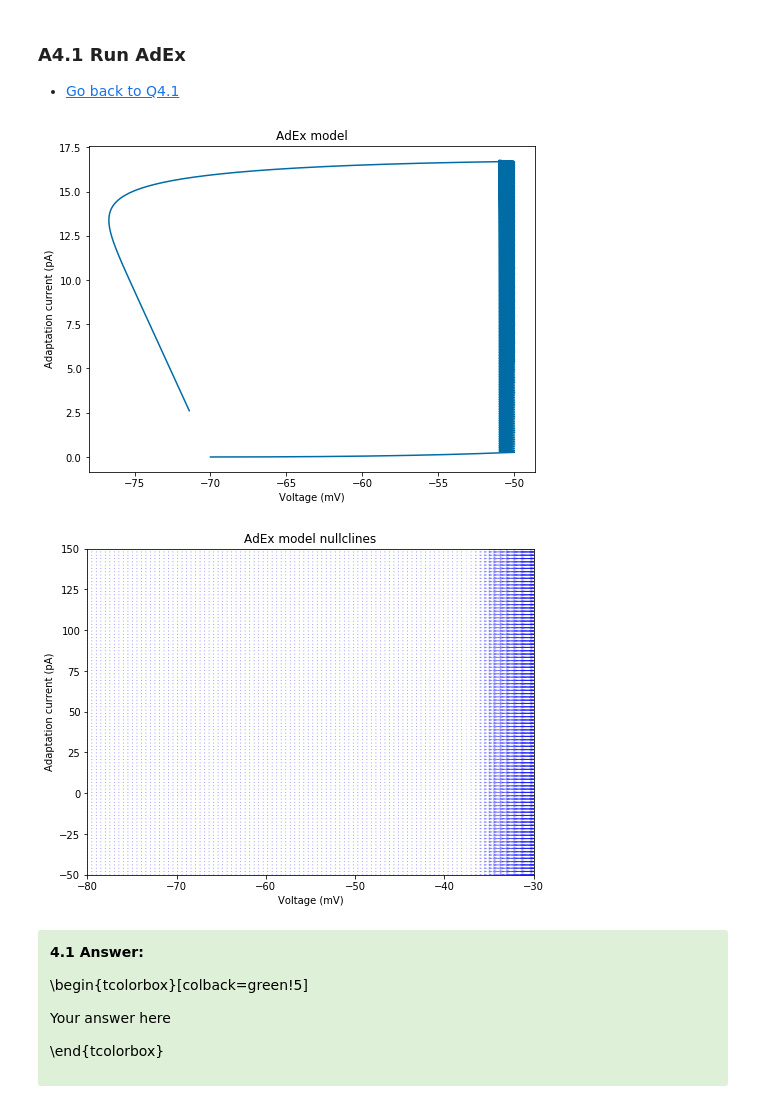
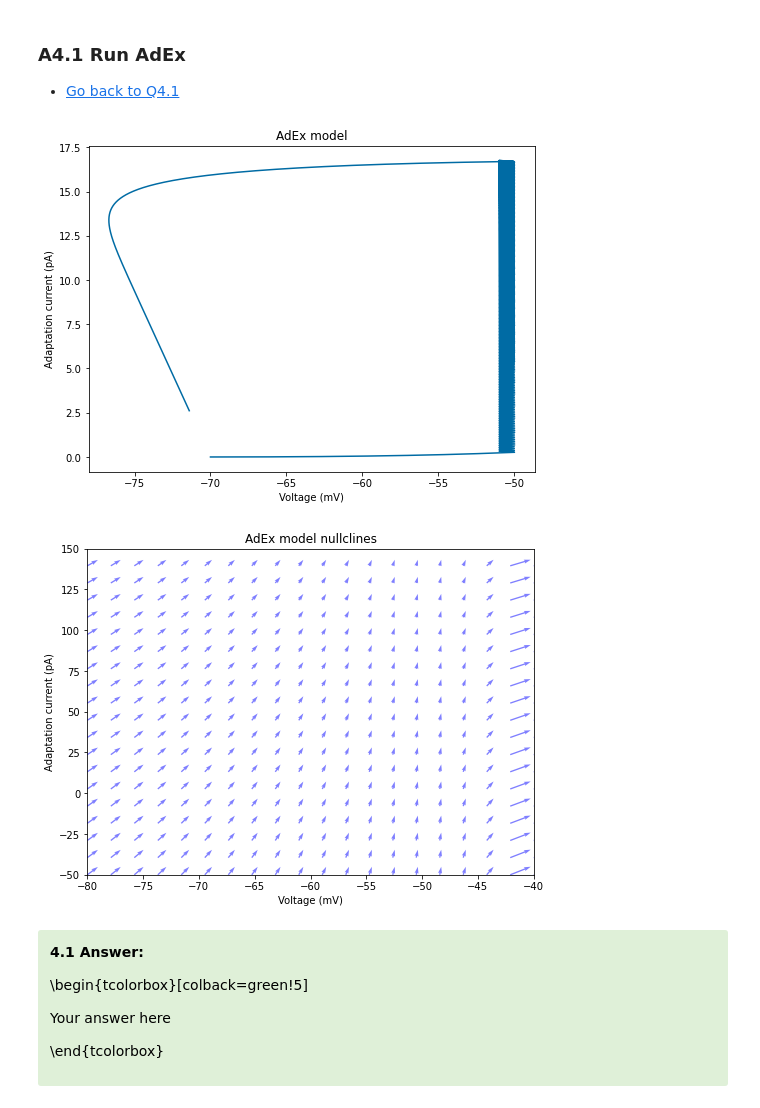
Before and after one commit to RobbeDeMuynck/CN_practicals, a Jupyter notebook: Module 1/Module1_Ex2_XX.ipynb, the cells around one changed output. Cells and saved outputs as stored; diff of their text form; code cells hidden in the pictures.

```diff
--- a/Module 1/Module1_Ex2_XX.ipynb
+++ b/Module 1/Module1_Ex2_XX.ipynb
@@ -194,20 +194,6 @@ a = 0.5 #nS
 tau_w = 100 #ms
 b = 7 #pA
 
-# # parameters SI
-# tau_m = 0.005 #s
-# R_m = 500*1e6 #Ohm
-# u_rest = -0.070 #V
-# u_reset = -0.051 #V
-# v_rheobase = -0.050 #V
-# delta_T = 0.002 #V
-# a = 0.5*1e-9 #S
-# tau_w = 0.100 #s
-# b = 7*1e-12 #A
-# dt = 0.01*1e-3 # s
-# t = np.arange(0, 0.350, dt) # s
-# I = ((0.020 <= t)*(t < 0.200)) # A
-
 def adex(u_0, w_0, I_input):
     # initialize arrays
     N = len(I_input)
@@ -226,12 +212,21 @@ def adex(u_0, w_0, I_input):
 
         w[i+1] = w[i] + dt/tau_w*(a*(u[i]-u_rest)-w[i])
 
-        if (u[i] > v_rheobase):
+        if (u[i] > -30):
             u[i+1] = u_reset
             w[i+1] += dt*b
             spike_idx.append(i)
 
-        # if ((u[i] > v_rheobase) * (not firing_flag)):
+    delta_us = (u_rest-u+delta_T*np.exp((u-v_rheobase)/delta_T)-R_m*w+R_m*I_input)/tau_m
+    delta_ws = (a*(u-u_rest)-w)/tau_w
+    delta_ws[spike_idx] += b
+
+    # construct spike_times
+    spike_times = np.array(spike_idx)*dt
+
+    return u, w, delta_us, delta_ws, spike_times
+
+# if ((u[i] > v_rheobase) * (not firing_flag)):
         #     print('spike')
         #     firing_flag = True
         #     w[i+1] += dt*b
@@ -242,15 +237,6 @@ def adex(u_0, w_0, I_input):
         #     firing_flag = False
         # if (i>2650):
         #     print(u[2650: ])
-
-    delta_us = (u_rest-u+delta_T*np.exp((u-v_rheobase)/delta_T)-R_m*w+R_m*I_input)/tau_m
-    delta_ws = (a*(u-u_rest)-w)/tau_w
-    delta_ws[spike_idx] += b
-
-    # construct spike_times
-    spike_times = np.array(spike_idx)*dt
-
-    return u, w, delta_us, delta_ws, spike_times
 # %%
 # Enter your code below
 
@@ -680,36 +659,36 @@ def u_nullcline(u, w):
     return (-(u-u_rest) + delta_T * np.exp((u - v_rheobase)/delta_T) - R_m * w + R_m * I) / tau_m
 
 def w_nullcline(u, w):
     return (a * (u - u_rest) - w + b * tau_w) /tau_w
 
 
 # Define plotting parameters
-u_min, u_max = -80, -30  # voltage limits (mV)
+u_min, u_max = -80, -40  # voltage limits (mV)
 w_min, w_max = -50, 150  # adaptation current limits (pA)
-N = 100  # number of grid points for quiver plot
+N = 20  # number of grid points for quiver plot
 
 # Create meshgrid for v and w
 u_vals = np.linspace(u_min, u_max, N)
 w_vals = np.linspace(w_min, w_max, N)
 u_grid, w_grid = np.meshgrid(u_vals, w_vals)
 
 # Compute nullclines on meshgrid
 u_nc = u_nullcline(u_grid, u_grid)
 w_nc = w_nullcline(u_grid, w_grid)
 
 # Create quiver plot of nullclines
 fig, ax = plt.subplots(figsize=(8, 6))
 ax.quiver(u_grid, w_grid, u_nc, w_nc, color='blue', alpha=0.5)
 # ax.quiver(u_grid, w_grid, w_nc, 1, color='red', alpha=0.5)
 ax.set_xlabel('Voltage (mV)')
 ax.set_ylabel('Adaptation current (pA)')
 ax.set_xlim(u_min, u_max)
 ax.set_ylim(w_min, w_max)
 ax.set_title('AdEx model nullclines')
 plt.show()
 # %% [output]
 [figure]
-[figure, old version]
+[figure, new version]
 # %%
 # Enter your code here
 
```
Also changed, not shown: parts of 10 cells of this notebook.
